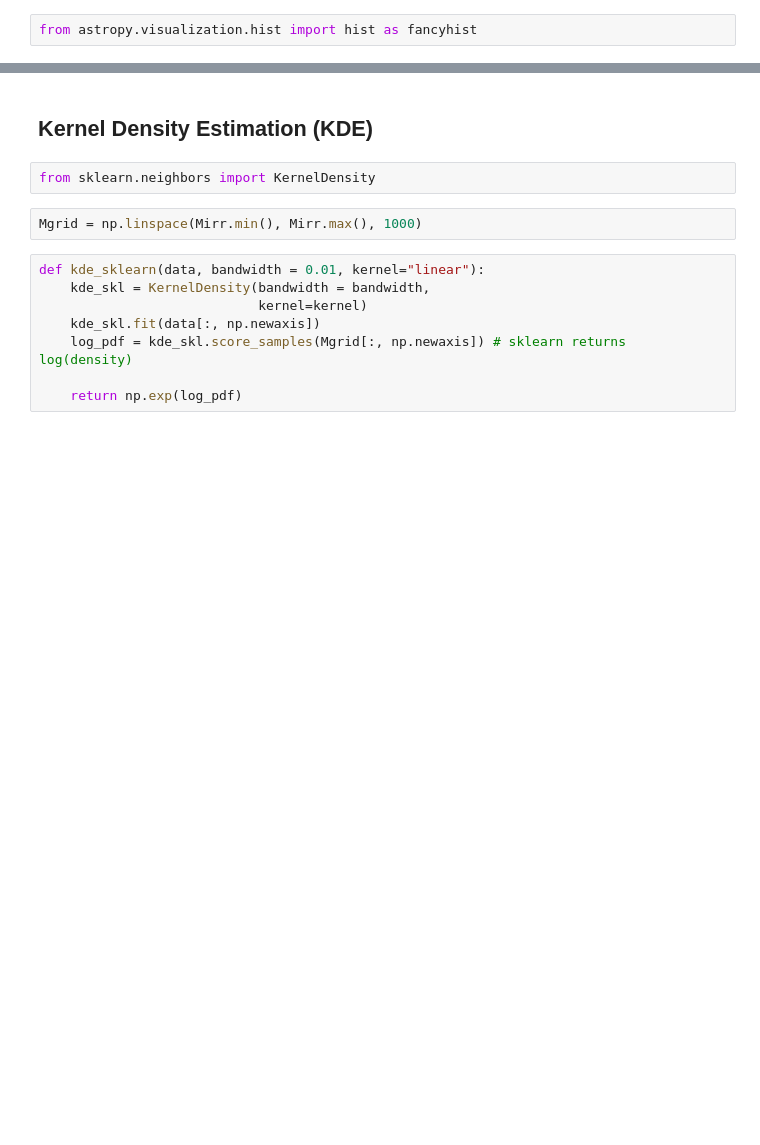
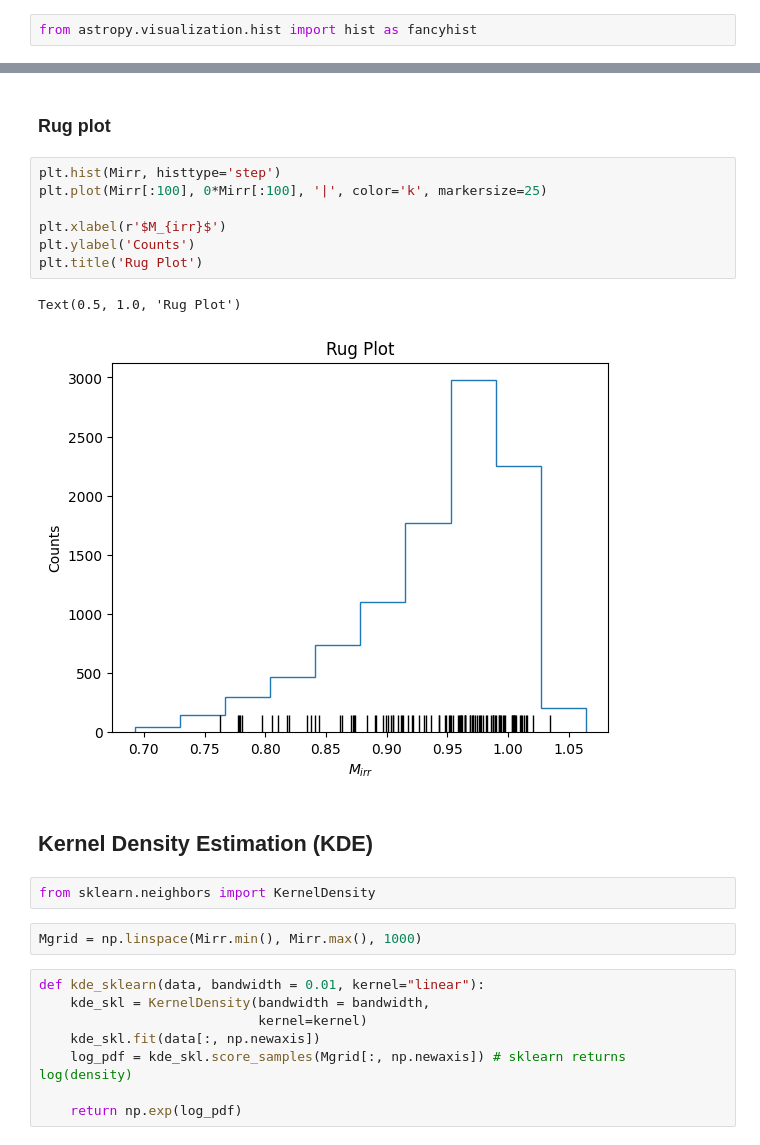
Before and after one commit to SimoneArienti/astrostatistics_bicocca_2024, a Jupyter notebook: working/Ex 08 Irriducible Mass of a BH.ipynb, the cells around one changed output, grey strips where cells are left out. Saved outputs shown, nothing was run; the diff lists cells and outputs as text; blank space fills up the shorter version.

```diff
--- a/working/Ex 08 Irriducible Mass of a BH.ipynb
+++ b/working/Ex 08 Irriducible Mass of a BH.ipynb
@@ -131,3 +131,15 @@ plt.legend()
+# %% [markdown]
+### Rug plot
+# %%
+plt.hist(Mirr, histtype='step')
+plt.plot(Mirr[:100], 0*Mirr[:100], '|', color='k', markersize=25)
+
+plt.xlabel(r'$M_{irr}$')
+plt.ylabel('Counts')
+plt.title('Rug Plot')
+# %% [output]
+Text(0.5, 1.0, 'Rug Plot')
+[figure, added]
 # %% [markdown]
 ## Kernel Density Estimation (KDE)
 # %%
```
Also changed, not shown: parts of 15 cells of this notebook.
